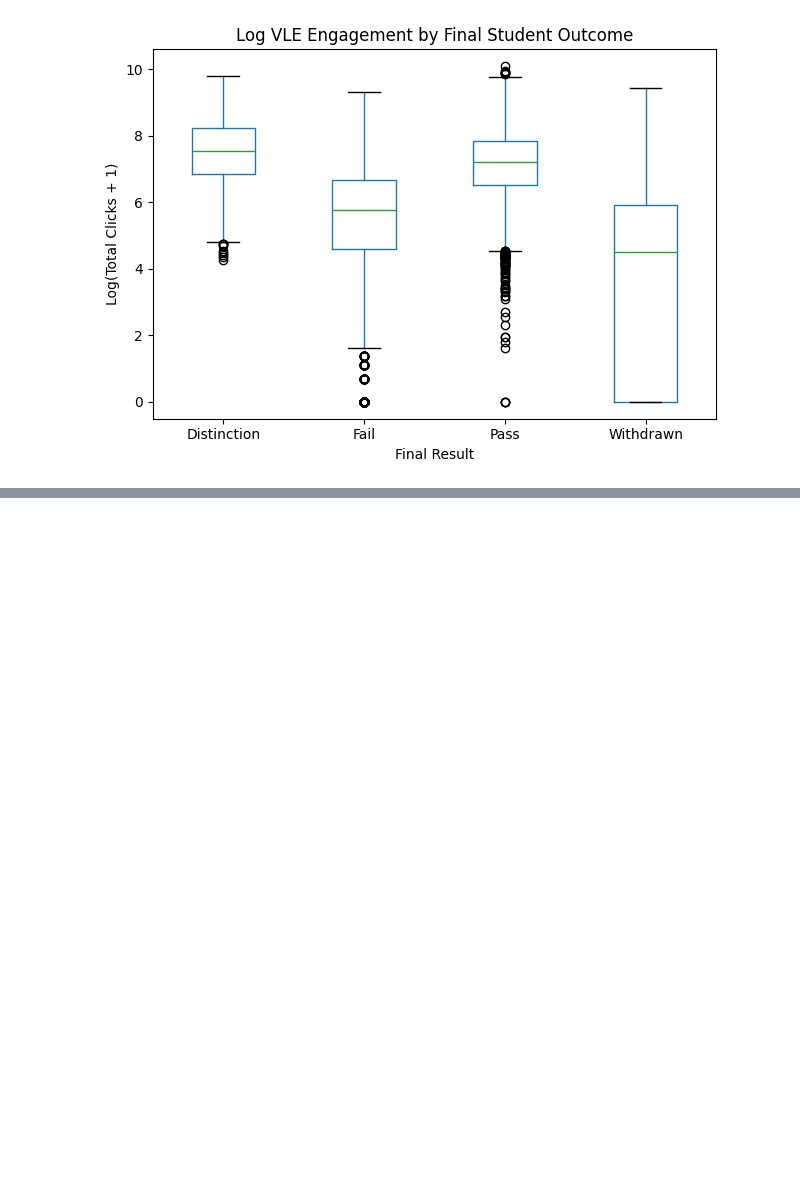
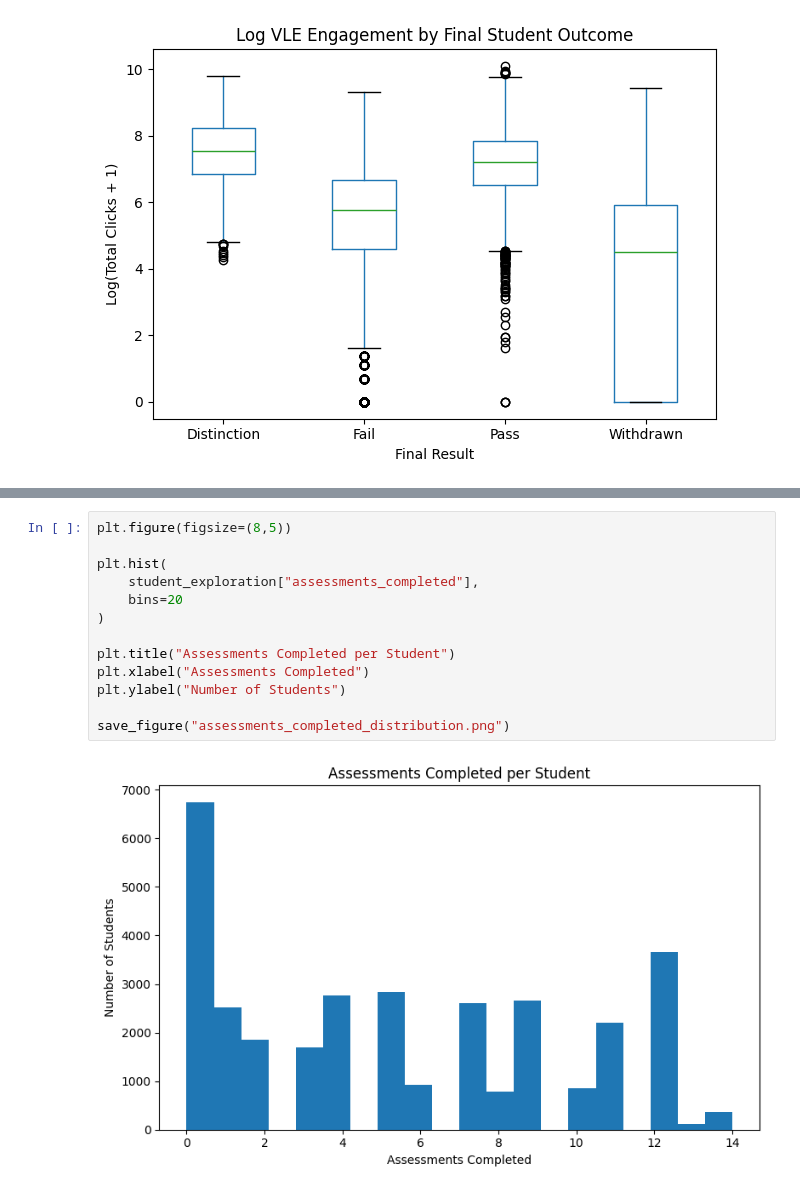
Before and after one commit to maverick8675309/seaid-framework, a Jupyter notebook: Notebooks/01_data_exploration.ipynb, the cells around one changed output, grey strips where cells are left out. Drawn from its saved outputs; the diff is of its cells as text; blank space fills up the shorter version.

```diff
--- a/Notebooks/01_data_exploration.ipynb
+++ b/Notebooks/01_data_exploration.ipynb
@@ -818,0 +973,15 @@ save_figure("engagement_boxplot.png")
+# %%
+plt.figure(figsize=(8,5))
+
+plt.hist(
+    student_exploration["assessments_completed"],
+    bins=20
+)
+
+plt.title("Assessments Completed per Student")
+plt.xlabel("Assessments Completed")
+plt.ylabel("Number of Students")
+
+save_figure("assessments_completed_distribution.png")
+# %% [output]
+[figure, added]
```
Also changed, not shown: parts of 28 cells of this notebook.
